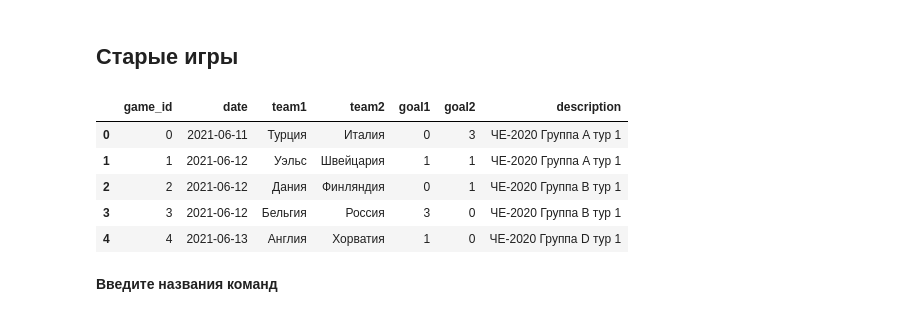
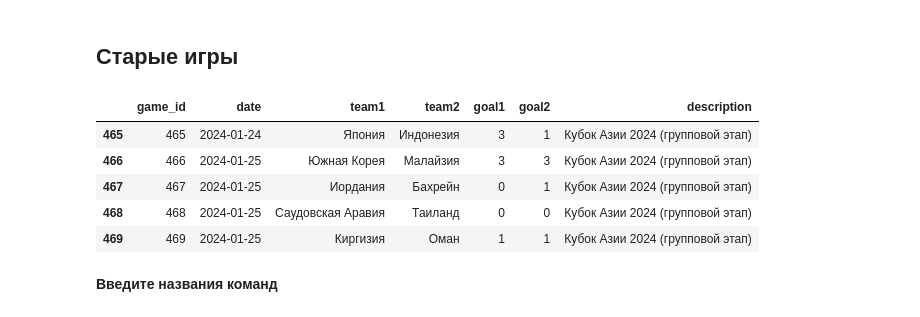
Before and after one commit to elp87/Euro-2024, a Jupyter notebook: euro.ipynb, the cells around one changed output. Cells and saved outputs as stored; diff of their text form; code cells hidden in the pictures.

```diff
--- a/euro.ipynb
+++ b/euro.ipynb
@@ -245,14 +315,14 @@ old_games = pd.read_csv('old_games.csv')
 old_games.columns = ['game_id', 'date', 'team1', 'team2', 'goal1', 'goal2', 'description']
 old_games['date'] = pd.to_datetime(old_games['date'], format='%d-%m-%Y')
 # %%
-old_games.head()
+old_games.tail()
 # %% [output]
 |  | game_id | date | team1 | team2 | goal1 | goal2 | description |
-| 0 | 0 | 2021-06-11 | Турция | Италия | 0 | 3 | ЧЕ-2020 Группа A тур 1 |
-| 1 | 1 | 2021-06-12 | Уэльс | Швейцария | 1 | 1 | ЧЕ-2020 Группа A тур 1 |
-| 2 | 2 | 2021-06-12 | Дания | Финляндия | 0 | 1 | ЧЕ-2020 Группа B тур 1 |
-| 3 | 3 | 2021-06-12 | Бельгия | Россия | 3 | 0 | ЧЕ-2020 Группа B тур 1 |
-| 4 | 4 | 2021-06-13 | Англия | Хорватия | 1 | 0 | ЧЕ-2020 Группа D тур 1 |
+| 465 | 465 | 2024-01-24 | Япония | Индонезия | 3 | 1 | Кубок Азии 2024 (групповой этап) |
+| 466 | 466 | 2024-01-25 | Южная Корея | Малайзия | 3 | 3 | Кубок Азии 2024 (групповой этап) |
+| 467 | 467 | 2024-01-25 | Иордания | Бахрейн | 0 | 1 | Кубок Азии 2024 (групповой этап) |
+| 468 | 468 | 2024-01-25 | Саудовская Аравия | Таиланд | 0 | 0 | Кубок Азии 2024 (групповой этап) |
+| 469 | 469 | 2024-01-25 | Киргизия | Оман | 1 | 1 | Кубок Азии 2024 (групповой этап) |
 # %% [markdown]
 **Введите названия команд**
 # %%
```
Also changed, not shown: parts of 10 cells of this notebook, 1 other file.
